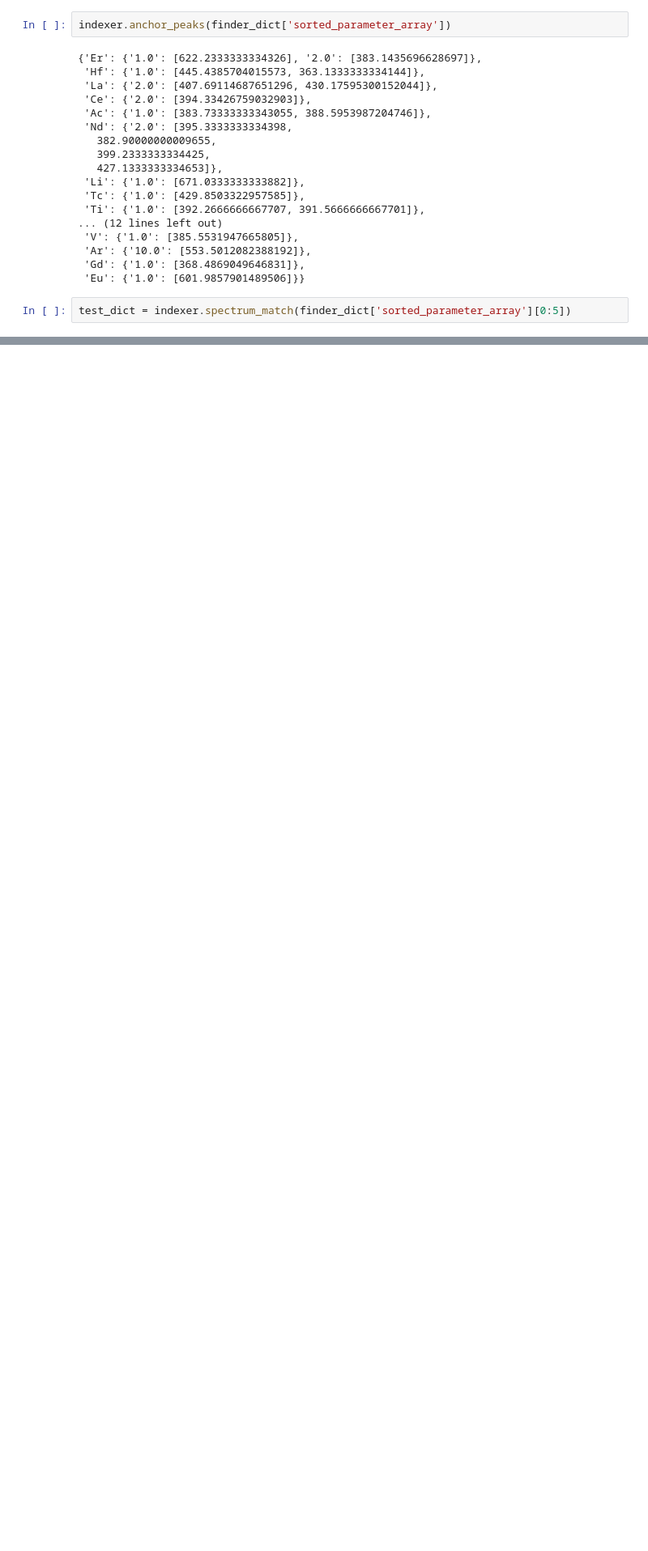
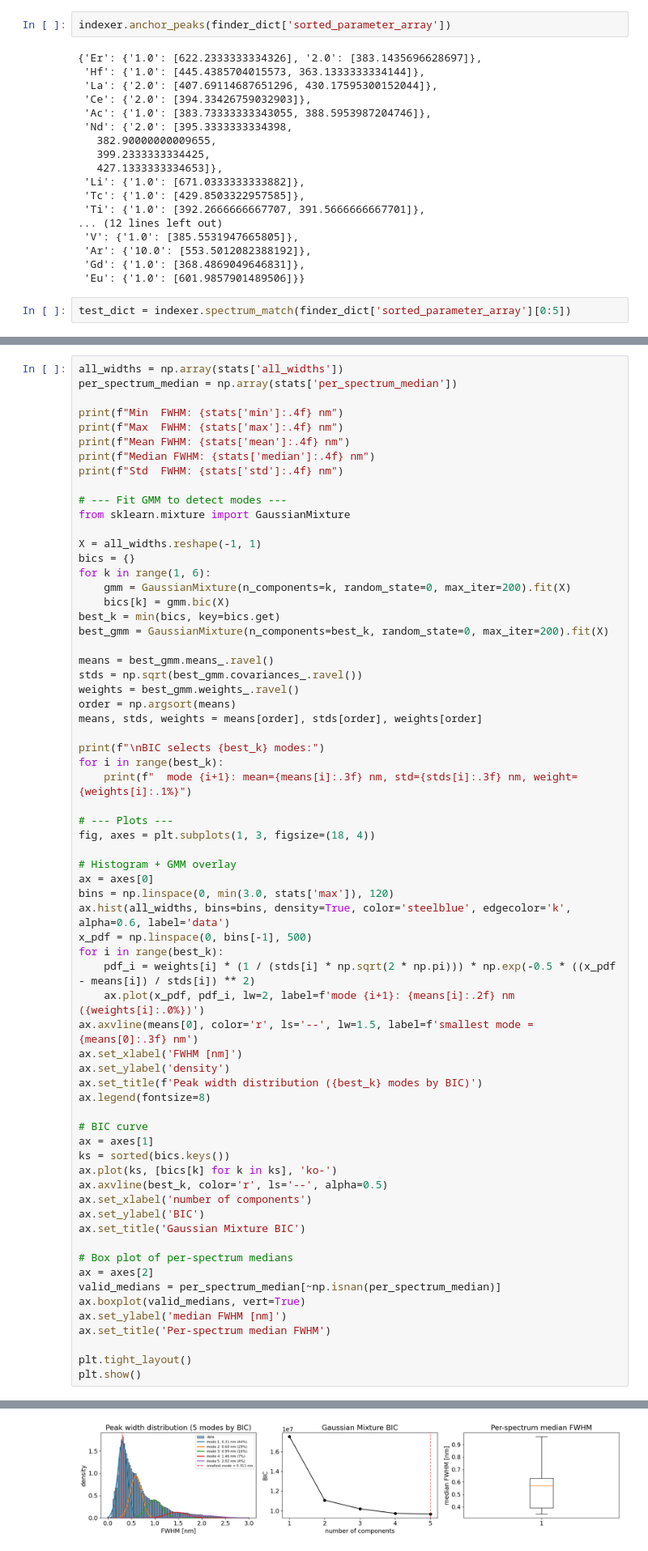
Before and after one commit to MWhitta/alibz, a Jupyter notebook: peaky_demo_v1.ipynb, the cells around one changed output, grey strips where cells are left out. Shown at 81% size. Saved outputs shown, nothing was run; the diff lists cells and outputs as text; blank space fills up the shorter version.

```diff
--- a/peaky_demo_v1.ipynb
+++ b/peaky_demo_v1.ipynb
@@ -140,0 +192,67 @@ test_dict
+# %%
+all_widths = np.array(stats['all_widths'])
+per_spectrum_median = np.array(stats['per_spectrum_median'])
+
+print(f"Min  FWHM: {stats['min']:.4f} nm")
+print(f"Max  FWHM: {stats['max']:.4f} nm")
+print(f"Mean FWHM: {stats['mean']:.4f} nm")
+print(f"Median FWHM: {stats['median']:.4f} nm")
+print(f"Std  FWHM: {stats['std']:.4f} nm")
+
+# --- Fit GMM to detect modes ---
+from sklearn.mixture import GaussianMixture
+
+X = all_widths.reshape(-1, 1)
+bics = {}
+for k in range(1, 6):
+    gmm = GaussianMixture(n_components=k, random_state=0, max_iter=200).fit(X)
+    bics[k] = gmm.bic(X)
+best_k = min(bics, key=bics.get)
+best_gmm = GaussianMixture(n_components=best_k, random_state=0, max_iter=200).fit(X)
+
+means = best_gmm.means_.ravel()
+stds = np.sqrt(best_gmm.covariances_.ravel())
+weights = best_gmm.weights_.ravel()
+order = np.argsort(means)
+means, stds, weights = means[order], stds[order], weights[order]
+
+print(f"\nBIC selects {best_k} modes:")
+for i in range(best_k):
+    print(f"  mode {i+1}: mean={means[i]:.3f} nm, std={stds[i]:.3f} nm, weight={weights[i]:.1%}")
+
+# --- Plots ---
+fig, axes = plt.subplots(1, 3, figsize=(18, 4))
+
+# Histogram + GMM overlay
+ax = axes[0]
+bins = np.linspace(0, min(3.0, stats['max']), 120)
+ax.hist(all_widths, bins=bins, density=True, color='steelblue', edgecolor='k', alpha=0.6, label='data')
+x_pdf = np.linspace(0, bins[-1], 500)
+for i in range(best_k):
+    pdf_i = weights[i] * (1 / (stds[i] * np.sqrt(2 * np.pi))) * np.exp(-0.5 * ((x_pdf - means[i]) / stds[i]) ** 2)
+    ax.plot(x_pdf, pdf_i, lw=2, label=f'mode {i+1}: {means[i]:.2f} nm ({weights[i]:.0%})')
+ax.axvline(means[0], color='r', ls='--', lw=1.5, label=f'smallest mode = {means[0]:.3f} nm')
+ax.set_xlabel('FWHM [nm]')
+ax.set_ylabel('density')
+ax.set_title(f'Peak width distribution ({best_k} modes by BIC)')
+ax.legend(fontsize=8)
+
+# BIC curve
+ax = axes[1]
+ks = sorted(bics.keys())
+ax.plot(ks, [bics[k] for k in ks], 'ko-')
+ax.axvline(best_k, color='r', ls='--', alpha=0.5)
+ax.set_xlabel('number of components')
+ax.set_ylabel('BIC')
+ax.set_title('Gaussian Mixture BIC')
+
+# Box plot of per-spectrum medians
+ax = axes[2]
+valid_medians = per_spectrum_median[~np.isnan(per_spectrum_median)]
+ax.boxplot(valid_medians, vert=True)
+ax.set_ylabel('median FWHM [nm]')
+ax.set_title('Per-spectrum median FWHM')
+
+plt.tight_layout()
+plt.show()
+# %% [output]
@@ -140,0 +271 @@ test_dict
+[figure, added]
```
Also changed, not shown: parts of 19 cells of this notebook, 12 other files.
